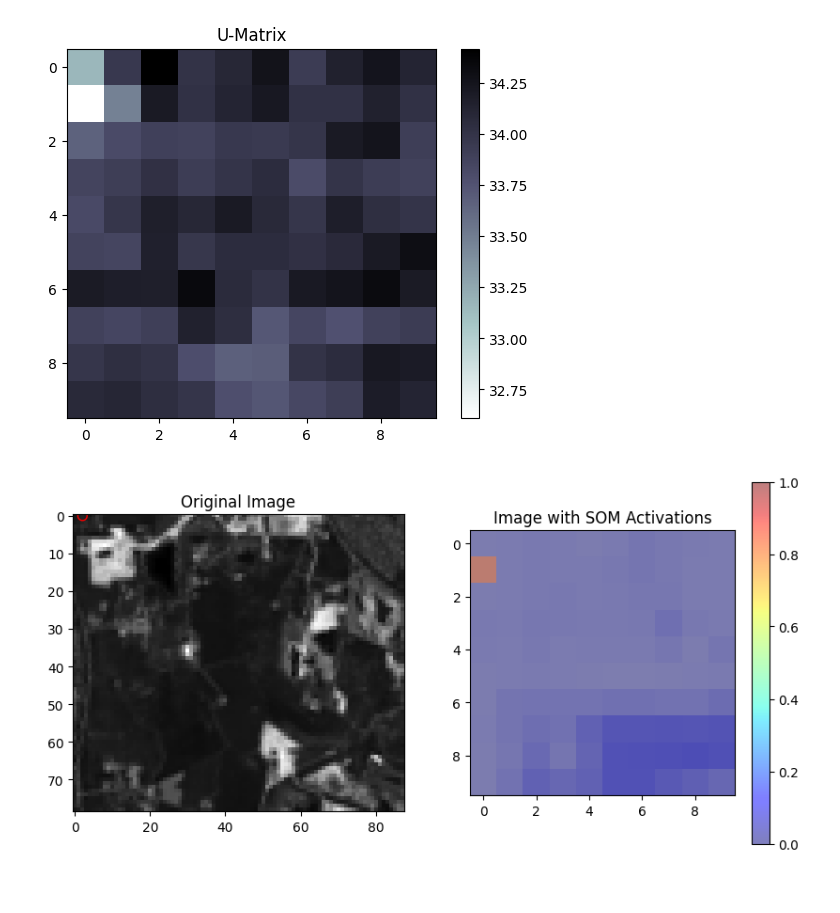
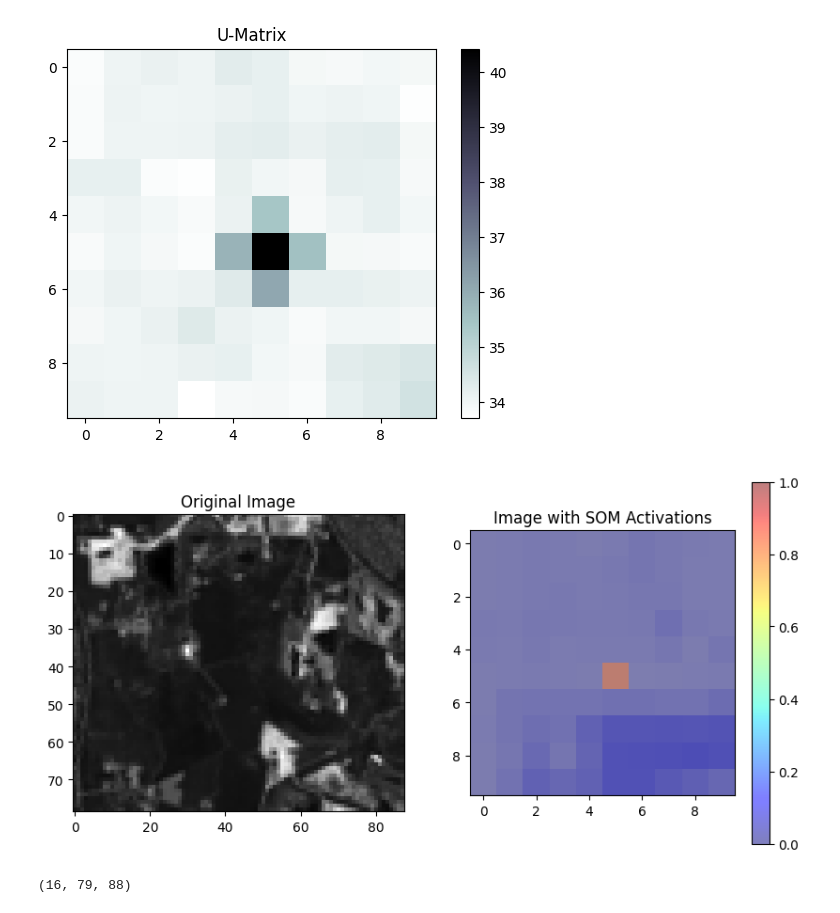
Before and after one commit to aalling93/gge, a Jupyter notebook: Notebooks/SOM.ipynb, the cells around one changed output. Cells and saved outputs as stored; diff of their text form; code cells hidden in the pictures.

```diff
--- a/Notebooks/SOM.ipynb
+++ b/Notebooks/SOM.ipynb
@@ -8,6 +8,6 @@ test = np.load("/Users/kaaso/Documents/phd/coding/Landsat/data/ndwi_stack_test.n
 test_flat = test.reshape(test.shape[0], -1)  # Automatically flatten the array
 # %%
 
-som = models.SOM(num_neurons=(10, 10), input_dim=test_flat.shape[1], learning_rate = 0.0001, epochs=100)
+som = models.SOM(num_neurons=(10, 10), input_dim=test_flat.shape[1], learning_rate = 0.0001, epochs=10000)
 som.train(test_flat)
 # %% [output]
@@ -24,4 +24,4 @@ Epoch 100, Loss: 37.20632503637056, Weight Change: 0.00021242893488775542
 # %%
 som.plot_u_matrix()
 # %% [output]
-[figure, old version]
+[figure, new version]
@@ -32,5 +30,9 @@ anomaly_coordinates = [som.index_to_xy(idx, test.shape[2]) for idx in anomalies]
 # %%
 
-models.plot_activations_on_image(test[0, :, :], activations, 10, anomaly_coordinates)
+models.plot_activations_on_image(test[0, :, :], activations, 9)
 # %% [output]
-[figure, old version]
+[figure, new version]
+# %%
+test.shape
+# %% [output]
+(16, 79, 88)
```
Also changed, not shown: parts of 3 cells of this notebook, 7 other files.
